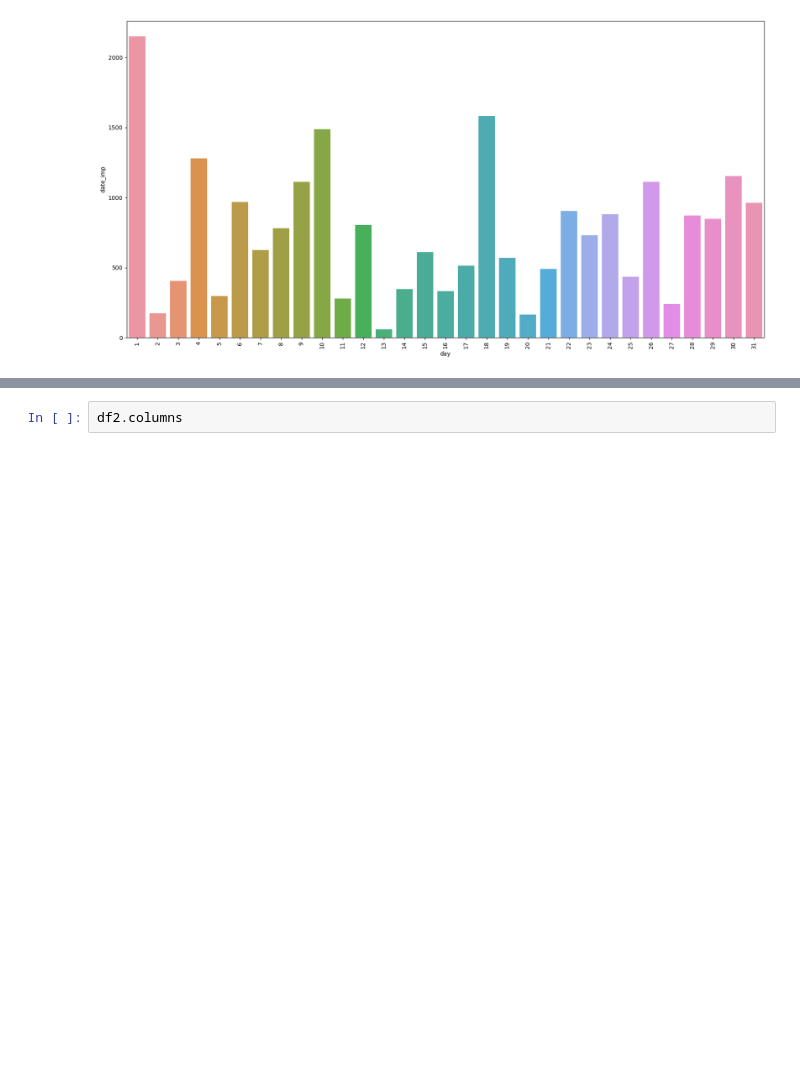
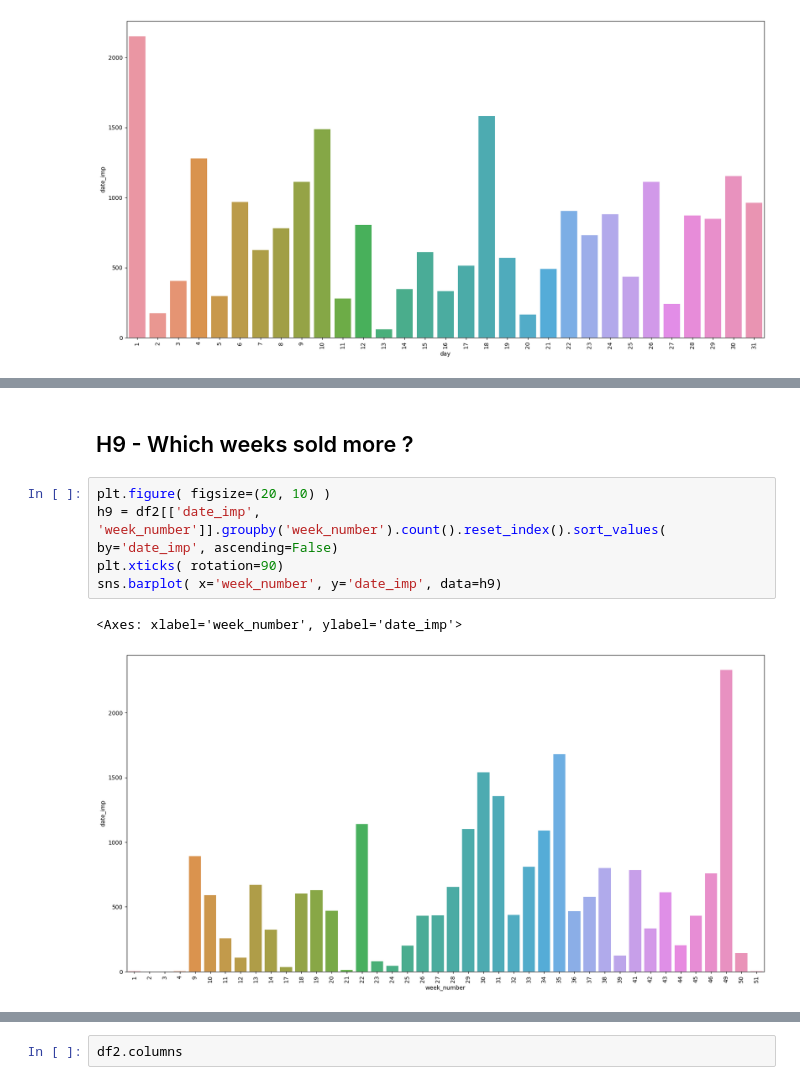
Before and after one commit to adrielepinto/price-elasticity, a Jupyter notebook: notebooks/ciclo03_eda.ipynb, the cells around one changed output, grey strips where cells are left out. Cells and saved outputs as stored; diff of their text form; blank space fills up the shorter version.

```diff
--- a/notebooks/ciclo03_eda.ipynb
+++ b/notebooks/ciclo03_eda.ipynb
@@ -269,0 +343,10 @@ sns.barplot( x='day', y='date_imp', data=h6)
+# %% [markdown]
+## H9 - Which weeks sold more ?
+# %%
+plt.figure( figsize=(20, 10) )
+h9 = df2[['date_imp', 'week_number']].groupby('week_number').count().reset_index().sort_values( by='date_imp', ascending=False)
+plt.xticks( rotation=90)
+sns.barplot( x='week_number', y='date_imp', data=h9)
+# %% [output]
+<Axes: xlabel='week_number', ylabel='date_imp'>
+[figure, added]
```
Also changed, not shown: parts of 11 cells of this notebook, 1 other file.
